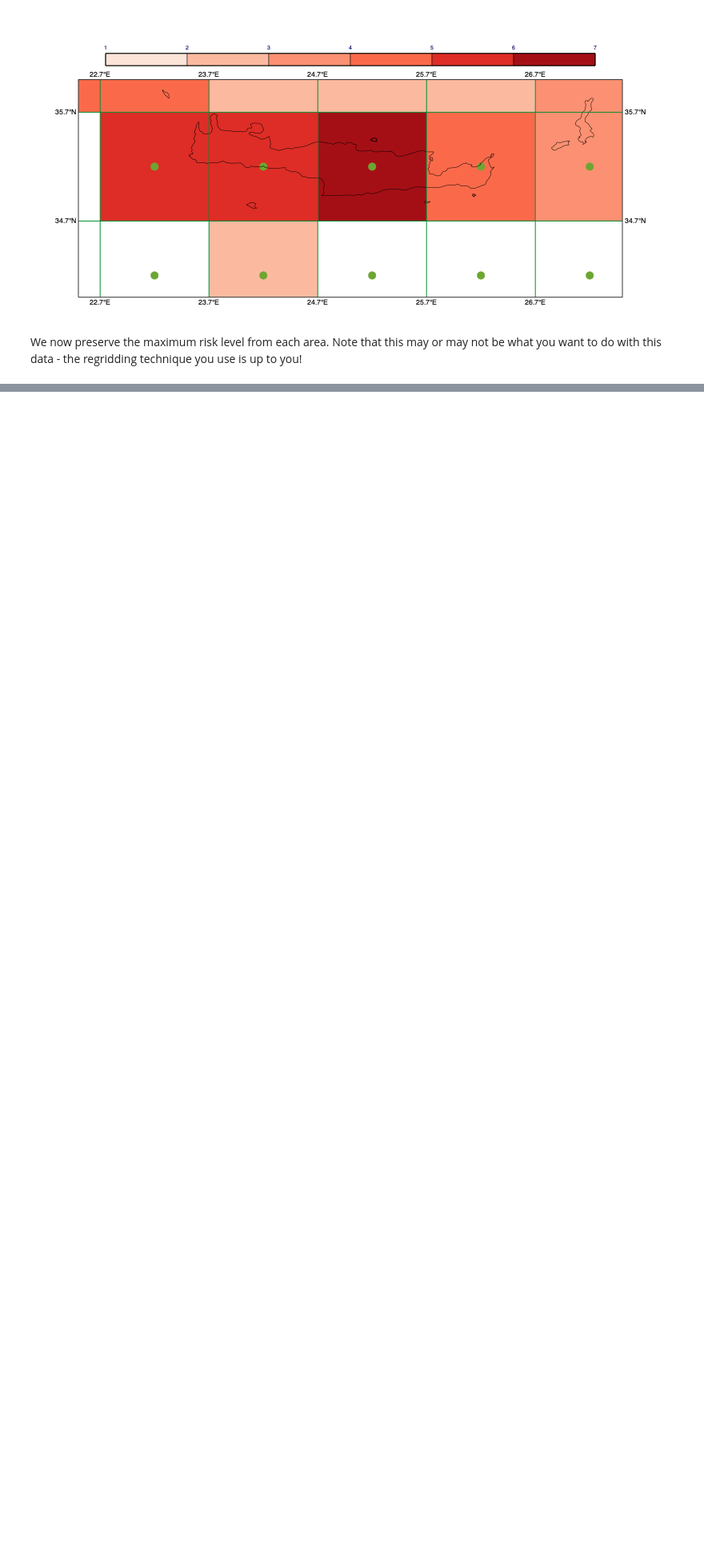
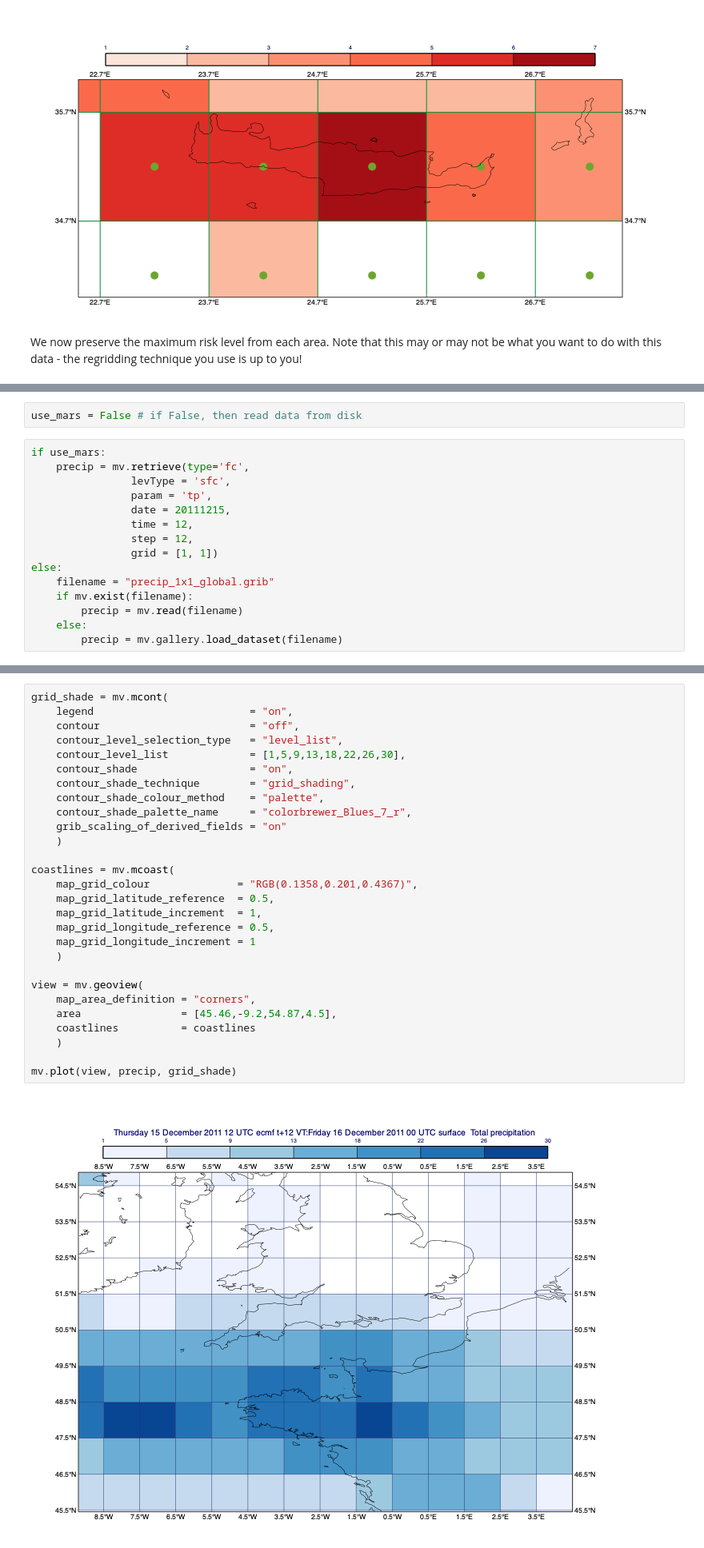
Before and after one commit to ecmwf/metview-docs, a Jupyter notebook: docs/examples/advanced_regrid.ipynb, the cells around one changed output, grey strips where cells are left out. Shown: that part at 80% size. Saved outputs shown, nothing was run; the diff lists cells and outputs as text; blank space fills up the shorter version.

Commit message:
Add advanced regridding notebook - precip example

```diff
--- a/docs/examples/advanced_regrid.ipynb
+++ b/docs/examples/advanced_regrid.ipynb
@@ -167,0 +185,17 @@ We now preserve the maximum risk level from each area. Note that this may or may
+# %%
+use_mars = False # if False, then read data from disk
+# %%
+if use_mars:
+    precip = mv.retrieve(type='fc',
+                levType = 'sfc',
+                param = 'tp',
+                date = 20111215,
+                time = 12,
+                step = 12,
+                grid = [1, 1])
+else:
+    filename = "precip_1x1_global.grib"
+    if mv.exist(filename):
+        precip = mv.read(filename)
+    else:
+        precip = mv.gallery.load_dataset(filename)
@@ -167,0 +204,30 @@ We now preserve the maximum risk level from each area. Note that this may or may
+# %%
+grid_shade = mv.mcont(
+    legend                         = "on",
+    contour                        = "off",
+    contour_level_selection_type   = "level_list",
+    contour_level_list             = [1,5,9,13,18,22,26,30],
+    contour_shade                  = "on",
+    contour_shade_technique        = "grid_shading",
+    contour_shade_colour_method    = "palette",
+    contour_shade_palette_name     = "colorbrewer_Blues_7_r",
+    grib_scaling_of_derived_fields = "on"
+    )
+
+coastlines = mv.mcoast(
+    map_grid_colour              = "RGB(0.1358,0.201,0.4367)",
+    map_grid_latitude_reference  = 0.5,
+    map_grid_latitude_increment  = 1,
+    map_grid_longitude_reference = 0.5,
+    map_grid_longitude_increment = 1
+    )
+
+view = mv.geoview(
+    map_area_definition = "corners",
+    area                = [45.46,-9.2,54.87,4.5],
+    coastlines          = coastlines
+    )
+
+mv.plot(view, precip, grid_shade)
+# %% [output]
+[figure, added]
```
Also changed, not shown: parts of 26 cells of this notebook, 1 other file.
